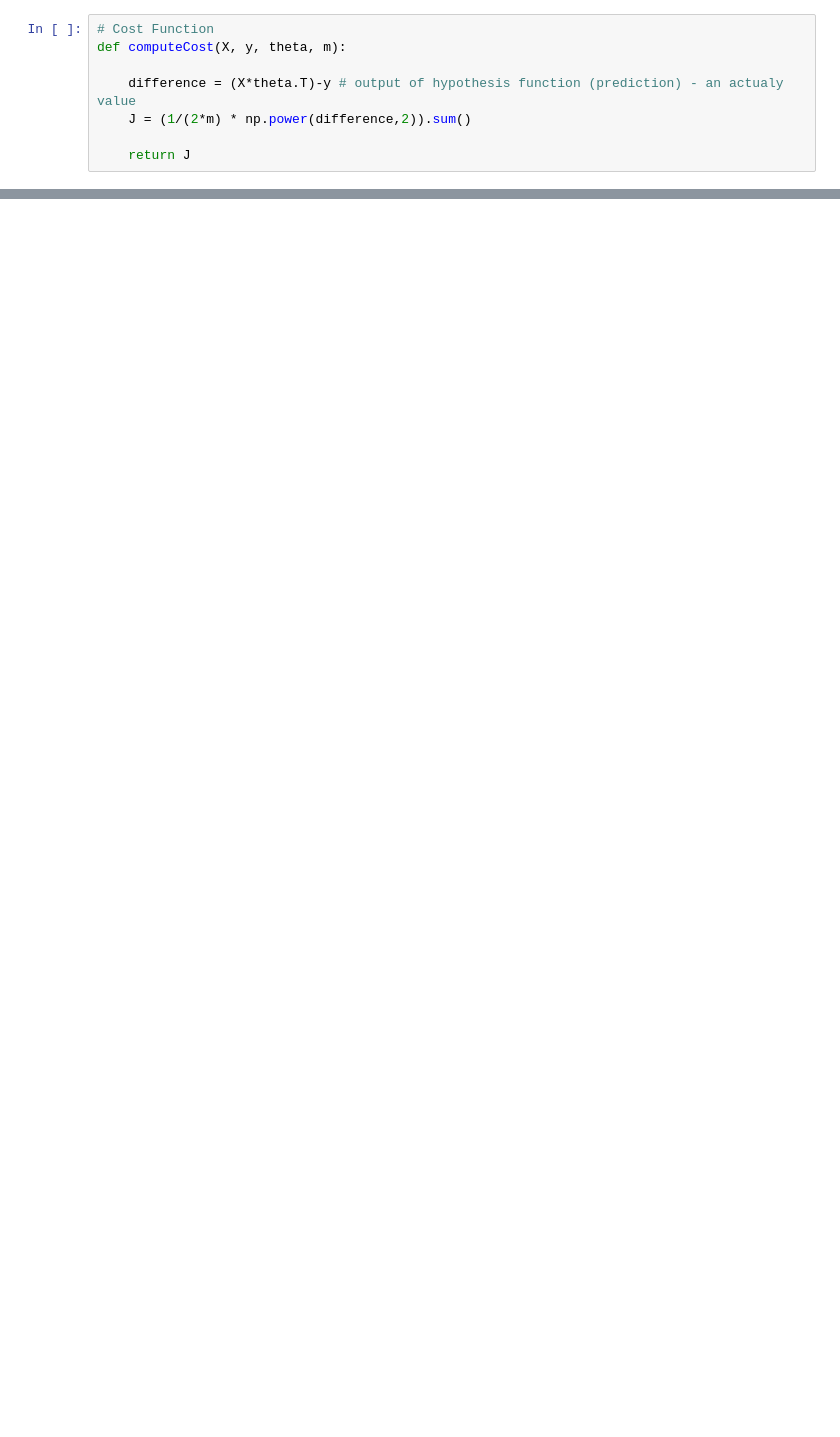
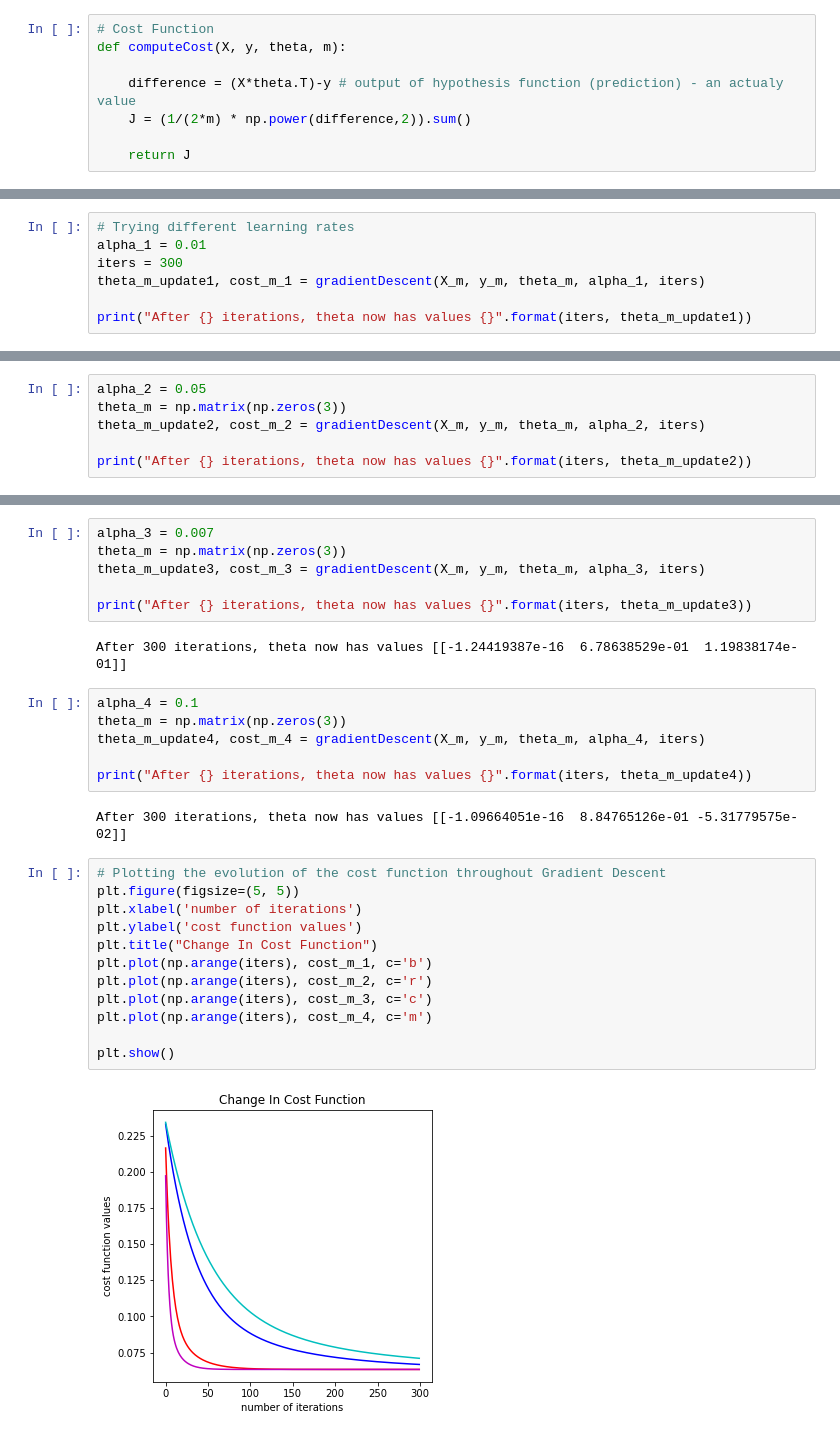
Before and after one commit to Yara-SK/Coursera-Assignments-In-Jupyter-Notebooks, a Jupyter notebook: assignment_1/Assignment_1.ipynb, the cells around one changed output, grey strips where cells are left out. Drawn from its saved outputs; the diff is of its cells as text; blank space fills up the shorter version.

```diff
--- a/assignment_1/Assignment_1.ipynb
+++ b/assignment_1/Assignment_1.ipynb
@@ -133,0 +188,7 @@ plt.show()
+# %%
+# Trying different learning rates
+alpha_1 = 0.01
+iters = 300
+theta_m_update1, cost_m_1 = gradientDescent(X_m, y_m, theta_m, alpha_1, iters)
+
+print("After {} iterations, theta now has values {}".format(iters, theta_m_update1))
@@ -133,0 +197,6 @@ plt.show()
+# %%
+alpha_2 = 0.05
+theta_m = np.matrix(np.zeros(3))
+theta_m_update2, cost_m_2 = gradientDescent(X_m, y_m, theta_m, alpha_2, iters)
+
+print("After {} iterations, theta now has values {}".format(iters, theta_m_update2))
@@ -133,0 +205,30 @@ plt.show()
+# %%
+alpha_3 = 0.007
+theta_m = np.matrix(np.zeros(3))
+theta_m_update3, cost_m_3 = gradientDescent(X_m, y_m, theta_m, alpha_3, iters)
+
+print("After {} iterations, theta now has values {}".format(iters, theta_m_update3))
+# %% [output]
+After 300 iterations, theta now has values [[-1.24419387e-16  6.78638529e-01  1.19838174e-01]]
+# %%
+alpha_4 = 0.1
+theta_m = np.matrix(np.zeros(3))
+theta_m_update4, cost_m_4 = gradientDescent(X_m, y_m, theta_m, alpha_4, iters)
+
+print("After {} iterations, theta now has values {}".format(iters, theta_m_update4))
+# %% [output]
+After 300 iterations, theta now has values [[-1.09664051e-16  8.84765126e-01 -5.31779575e-02]]
+# %%
+# Plotting the evolution of the cost function throughout Gradient Descent
+plt.figure(figsize=(5, 5))
+plt.xlabel('number of iterations')
+plt.ylabel('cost function values')
+plt.title("Change In Cost Function")
+plt.plot(np.arange(iters), cost_m_1, c='b')
+plt.plot(np.arange(iters), cost_m_2, c='r')
+plt.plot(np.arange(iters), cost_m_3, c='c')
+plt.plot(np.arange(iters), cost_m_4, c='m')
+
+plt.show()
+# %% [output]
+[figure, added]
```
Also changed, not shown: parts of 23 cells of this notebook, 1 other file.
